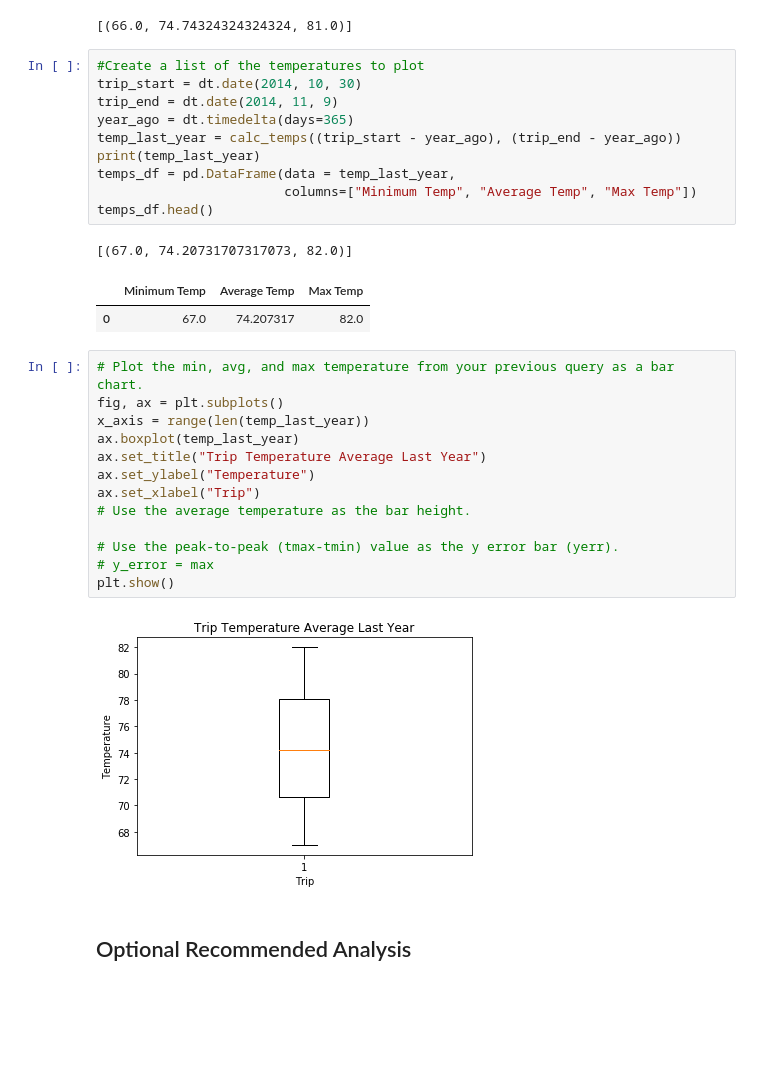
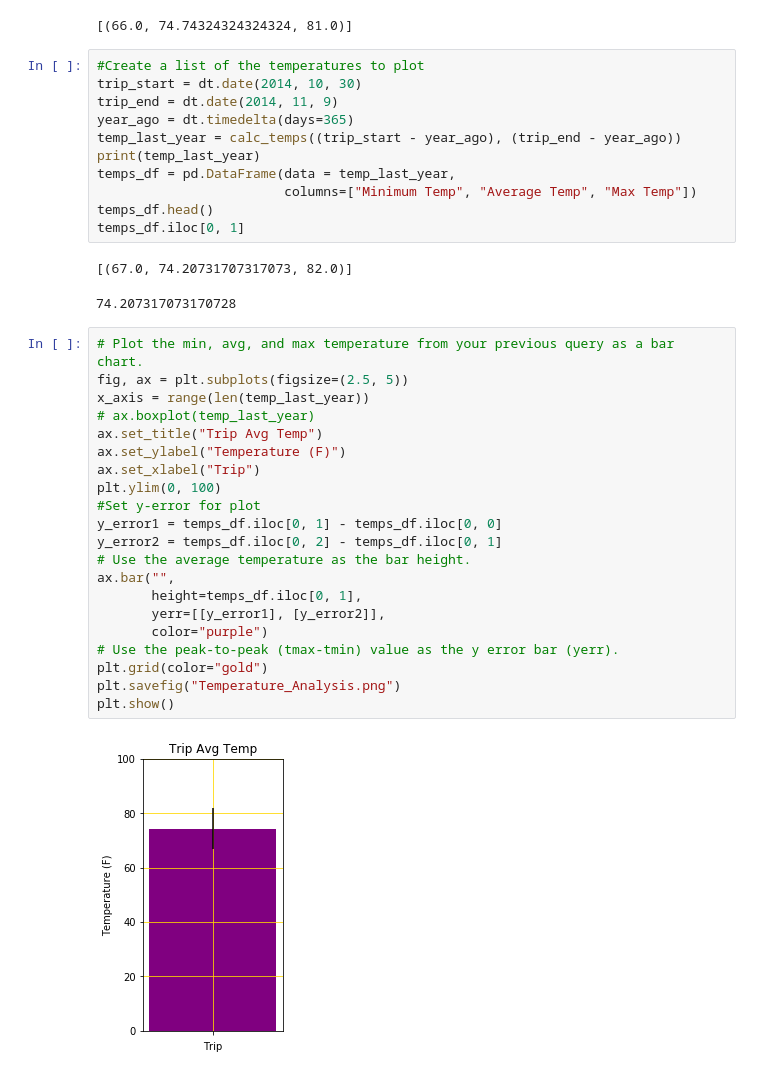
Before and after one commit to FutureGM/SqlAlchemy, a Jupyter notebook: Climate_Analysis.ipynb, the cells around one changed output. Saved outputs shown, nothing was run; the diff lists cells and outputs as text; blank space fills up the shorter version.

```diff
--- a/Climate_Analysis.ipynb
+++ b/Climate_Analysis.ipynb
@@ -298,24 +298,30 @@ print(temp_last_year)
 temps_df = pd.DataFrame(data = temp_last_year,
                         columns=["Minimum Temp", "Average Temp", "Max Temp"])
 temps_df.head()
+temps_df.iloc[0, 1]
 # %% [output]
 [(67.0, 74.20731707317073, 82.0)]
-|  | Minimum Temp | Average Temp | Max Temp |
-| 0 | 67.0 | 74.207317 | 82.0 |
+74.207317073170728
 # %%
 # Plot the min, avg, and max temperature from your previous query as a bar chart.
-fig, ax = plt.subplots()
+fig, ax = plt.subplots(figsize=(2.5, 5))
 x_axis = range(len(temp_last_year))
-ax.boxplot(temp_last_year)
-ax.set_title("Trip Temperature Average Last Year")
-ax.set_ylabel("Temperature")
+# ax.boxplot(temp_last_year)
+ax.set_title("Trip Avg Temp")
+ax.set_ylabel("Temperature (F)")
 ax.set_xlabel("Trip")
+plt.ylim(0, 100)
+#Set y-error for plot
+y_error1 = temps_df.iloc[0, 1] - temps_df.iloc[0, 0]
+y_error2 = temps_df.iloc[0, 2] - temps_df.iloc[0, 1]
 # Use the average temperature as the bar height.
-
+ax.bar("",
+       height=temps_df.iloc[0, 1],
+       yerr=[[y_error1], [y_error2]],
+       color="purple")
 # Use the peak-to-peak (tmax-tmin) value as the y error bar (yerr).
-# y_error = max
+plt.grid(color="gold")
+plt.savefig("Temperature_Analysis.png")
 plt.show()
 # %% [output]
-[figure, old version]
+[figure, new version]
-# %% [markdown]
-## Optional Recommended Analysis
```
Also changed, not shown: parts of 4 cells of this notebook, 7 other files.
